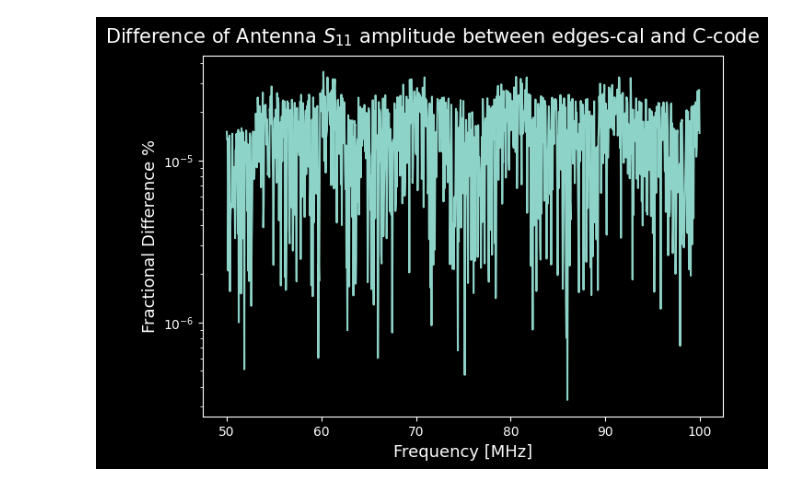
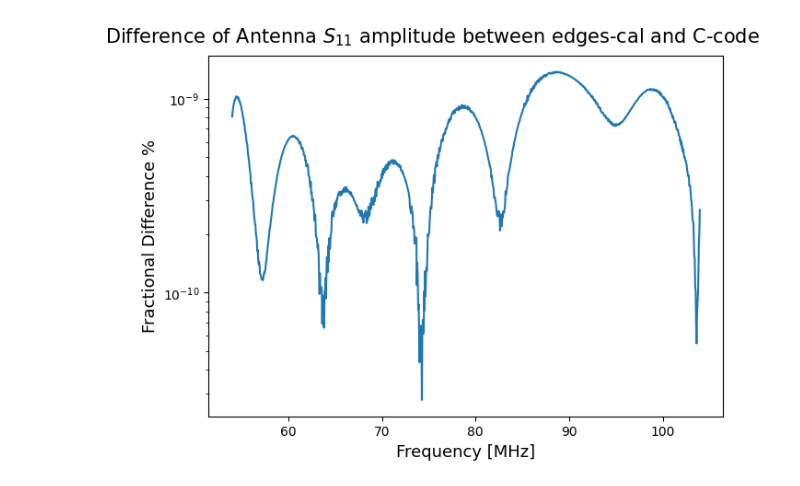
Before and after one commit to edges-collab/edges-bowman2018-pipeline, a Jupyter notebook: src/edges_pipelines/notebooks/ants11.ipynb, the cells around one changed output. Drawn from its saved outputs; the diff is of its cells as text; code cells hidden in the pictures.

```diff
--- a/src/edges_pipelines/notebooks/ants11.ipynb
+++ b/src/edges_pipelines/notebooks/ants11.ipynb
@@ -16,2 +21,0 @@ outdir: str = "/data7/smurray/edges/projects_with_nive/edges-bowman2018-pipeline
-# %%
-plt.style.use("dark_background")
@@ -24,14 +40,25 @@ s11freq = FrequencyRange(s11freq * un.Hz, f_low=50 * un.MHz, f_high=100.0 * un.M
 # %%
+#raw ant s11 Alan
+alan_freq, alan_ant_s11 = read_s11_csv(f'{alan_dir}/s11ant286t.csv')
+
+#modelled S11
+data = np.loadtxt(f'{alan_dir}/ant_s11_modelled.txt', comments='#')
+
+alan_m_freq = data[:, 0]  # Frequency values are in the first column
+
+alan_m_ant_s11 = data[:, 1] + 1j * data[:, 2]
+
+
 ants11 = AntennaS11(
-    raw_s11=(s11real + s11imag * 1j)[s11freq.mask],
-    freq=s11freq,
-    n_terms=10,
-    complex_model_type=mdl.ComplexRealImagModel,
-    model_type=mdl.Polynomial,
-    model_transform=mdl.LogTransform(scale=1.0),
-    set_transform_range=True,
-    fit_kwargs={"method": "alan-qrd"},
-    internal_switch=None,
+    raw_s11=ea_ant_s11[ea_freq.mask],
+    freq = ea_freq,
+    n_terms= 12, #nfit4
+    model_type = mdl.Polynomial, # Use polynominal when n_terms <16
+    complex_model_type = mdl.ComplexRealImagModel, # Fit on real/imag instead of abs/phase
+    model_transform = mdl.Log10Transform(scale= (alan_m_freq[0] + alan_m_freq[-1])/2),
+    set_transform_range = True,
+    fit_kwargs ={"method": "alan-qrd"},
+    internal_switch = None,
 ).with_model_delay()
 # %%
 ants11.model_delay
@@ -42,2 +67,2 @@ alan = np.genfromtxt(f"{h2case_dir}/627/modeled_antenna_s11.txt")
 # %%
-mymod = ants11.s11_model(alan[:, 0] * un.MHz)
+ea_m_ant_s11 = ants11.s11_model(data[:, 0] * un.MHz)
@@ -46,15 +82,14 @@ alans11 = alan[:, 1] + 1j*alan[:, 2]
 # %%
 fig, ax = plt.subplots(1, 1, sharex=True, constrained_layout=True, gridspec_kw={'hspace': 0})
+plot_mask = (alan_m_freq>54) & (alan_m_freq < 104)
 
-ax.plot(alan[:, 0], 100*np.abs(alans11 - mymod)/np.abs(mymod))
+
+ax.plot(data[:, 0][plot_mask], (100*np.abs(alan_m_ant_s11 - ea_m_ant_s11)/np.abs(ea_m_ant_s11))[plot_mask])
 ax.set_yscale('log')
 
-# ax[1].plot(alan[:, 0], np.unwrap(np.angle(alans11-mymod)))
-# ax[1].set_ylabel("Phase Difference [rad]")
-#plt.plot(alan[:, 0], alan[:, 2] - mymod.imag)
 ax.set_xlabel("Frequency [MHz]", fontsize=13)
 ax.set_ylabel("Fractional Difference %", fontsize=13)
 fig.suptitle("Difference of Antenna $S_{11}$ amplitude between edges-cal and C-code", fontsize=15);
 # %% [output]
-[figure, old version]
+[figure, new version]
 # %%
```
Also changed, not shown: parts of 11 cells of this notebook, 4 other files.
